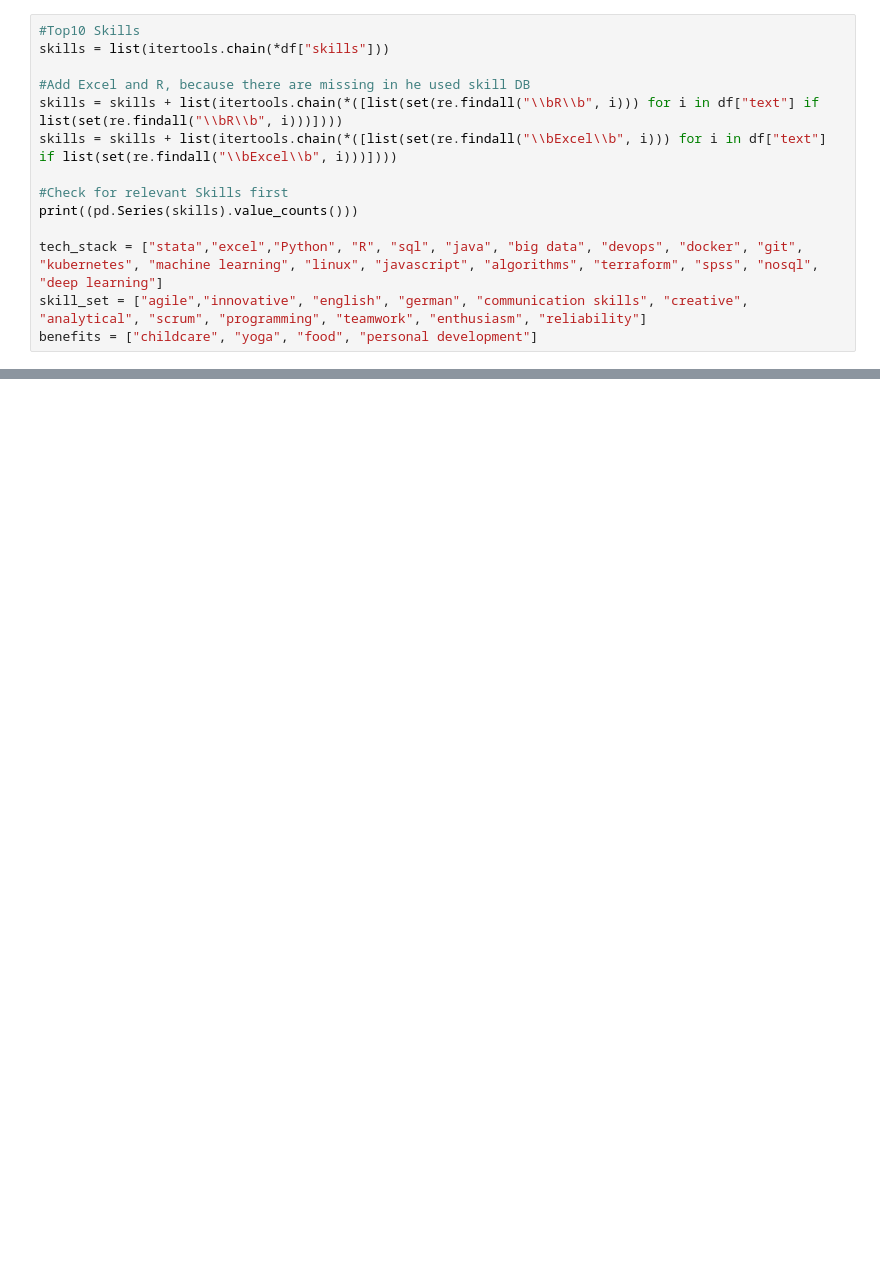
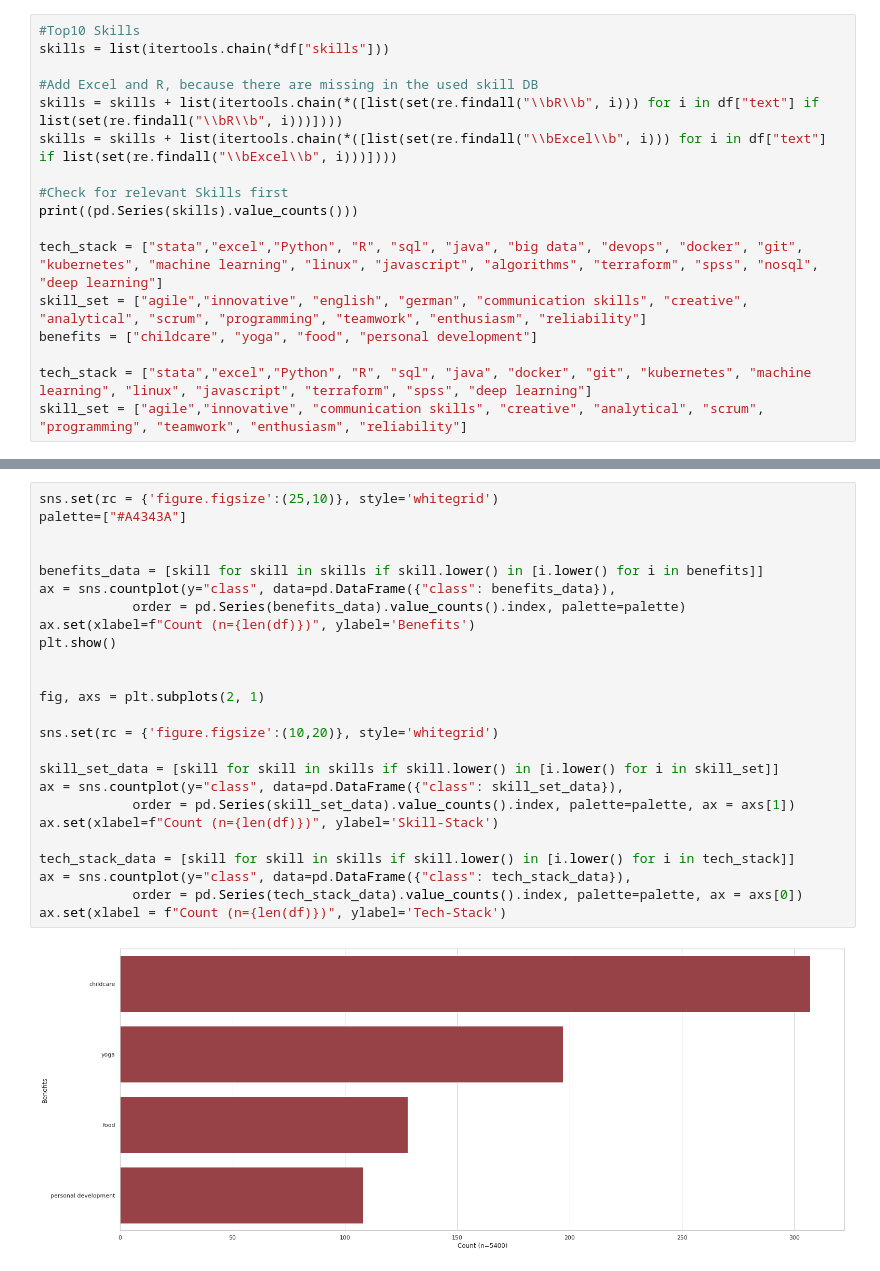
Before and after one commit to give-me-data/stepstone_analysis, a Jupyter notebook: analysis.ipynb, the cells around one changed output, grey strips where cells are left out. Cells and saved outputs as stored; diff of their text form; blank space fills up the shorter version.

```diff
--- a/analysis.ipynb
+++ b/analysis.ipynb
@@ -71,7 +130,7 @@ plt.show()
 #Top10 Skills
 skills = list(itertools.chain(*df["skills"]))
 
-#Add Excel and R, because there are missing in he used skill DB
+#Add Excel and R, because there are missing in the used skill DB
 skills = skills + list(itertools.chain(*([list(set(re.findall("\\bR\\b", i))) for i in df["text"] if list(set(re.findall("\\bR\\b", i)))])))
 skills = skills + list(itertools.chain(*([list(set(re.findall("\\bExcel\\b", i))) for i in df["text"] if list(set(re.findall("\\bExcel\\b", i)))])))
 
@@ -81,3 +140,6 @@ print((pd.Series(skills).value_counts()))
 tech_stack = ["stata","excel","Python", "R", "sql", "java", "big data", "devops", "docker", "git", "kubernetes", "machine learning", "linux", "javascript", "algorithms", "terraform", "spss", "nosql", "deep learning"]
 skill_set = ["agile","innovative", "english", "german", "communication skills", "creative", "analytical", "scrum", "programming", "teamwork", "enthusiasm", "reliability"]
 benefits = ["childcare", "yoga", "food", "personal development"]
+
+tech_stack = ["stata","excel","Python", "R", "sql", "java", "docker", "git", "kubernetes", "machine learning", "linux", "javascript", "terraform", "spss", "deep learning"]
+skill_set = ["agile","innovative", "communication skills", "creative", "analytical", "scrum", "programming", "teamwork", "enthusiasm", "reliability"]
@@ -104,0 +159,27 @@ plt.show()
+# %%
+sns.set(rc = {'figure.figsize':(25,10)}, style='whitegrid')
+palette=["#A4343A"]
+
+
+benefits_data = [skill for skill in skills if skill.lower() in [i.lower() for i in benefits]]
+ax = sns.countplot(y="class", data=pd.DataFrame({"class": benefits_data}),
+            order = pd.Series(benefits_data).value_counts().index, palette=palette)
+ax.set(xlabel=f"Count (n={len(df)})", ylabel='Benefits')
+plt.show()
+
+
+fig, axs = plt.subplots(2, 1)
+
+sns.set(rc = {'figure.figsize':(10,20)}, style='whitegrid')
+
+skill_set_data = [skill for skill in skills if skill.lower() in [i.lower() for i in skill_set]]
+ax = sns.countplot(y="class", data=pd.DataFrame({"class": skill_set_data}),
+            order = pd.Series(skill_set_data).value_counts().index, palette=palette, ax = axs[1])
+ax.set(xlabel=f"Count (n={len(df)})", ylabel='Skill-Stack')
+
+tech_stack_data = [skill for skill in skills if skill.lower() in [i.lower() for i in tech_stack]]
+ax = sns.countplot(y="class", data=pd.DataFrame({"class": tech_stack_data}),
+            order = pd.Series(tech_stack_data).value_counts().index, palette=palette, ax = axs[0])
+ax.set(xlabel = f"Count (n={len(df)})", ylabel='Tech-Stack')
+# %% [output]
+[figure, added]
```
Also changed, not shown: parts of 7 cells of this notebook, 1 other file.
